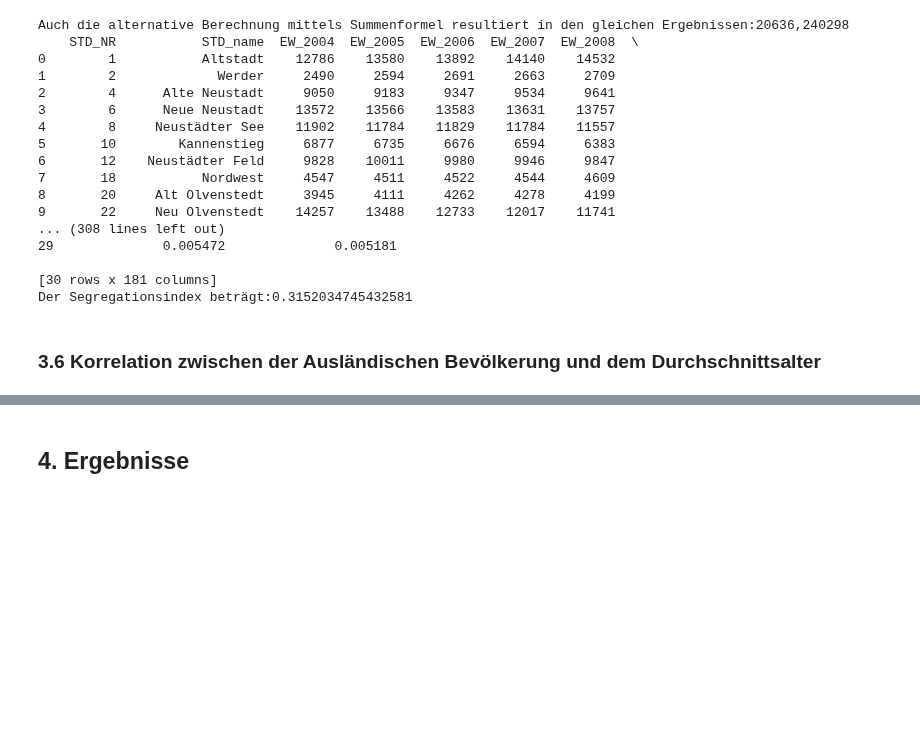
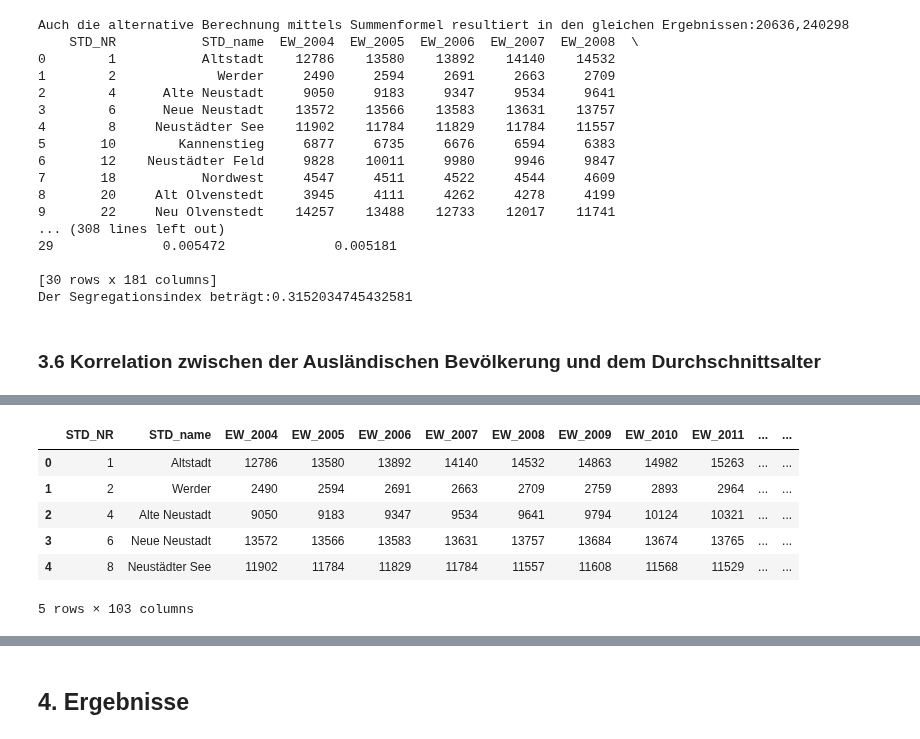
Before and after one commit to tschroeder10961/datascience-urban-segregation, a Jupyter notebook: GruppeA/Gruppe A Jupyter.ipynb, the cells around one changed output, grey strips where cells are left out. Drawn from its saved outputs; the diff is of its cells as text; code cells hidden in the pictures; blank space fills up the shorter version.

```diff
--- a/GruppeA/Gruppe A Jupyter.ipynb
+++ b/GruppeA/Gruppe A Jupyter.ipynb
@@ -781,0 +794,13 @@ Der Segregationsindex beträgt:0.3152034745432581
+# %%
+magdeburg['corABEV04'] = magdeburg ['ABEV_2004'] / magdeburg['EW_2004']
+magdeburg['corABEV10'] = magdeburg ['ABEV_2010'] / magdeburg['EW_2010']
+magdeburg['corABEV17'] = magdeburg ['ABEV_2017'] / magdeburg['EW_2017']
+magdeburg.head()
+# %% [output]
+|  | STD_NR | STD_name | EW_2004 | EW_2005 | EW_2006 | EW_2007 | EW_2008 | EW_2009 | EW_2010 | EW_2011 | ... | ... |
+| 0 | 1 | Altstadt | 12786 | 13580 | 13892 | 14140 | 14532 | 14863 | 14982 | 15263 | ... | ... |
+| 1 | 2 | Werder | 2490 | 2594 | 2691 | 2663 | 2709 | 2759 | 2893 | 2964 | ... | ... |
+| 2 | 4 | Alte Neustadt | 9050 | 9183 | 9347 | 9534 | 9641 | 9794 | 10124 | 10321 | ... | ... |
+| 3 | 6 | Neue Neustadt | 13572 | 13566 | 13583 | 13631 | 13757 | 13684 | 13674 | 13765 | ... | ... |
+| 4 | 8 | Neustädter See | 11902 | 11784 | 11829 | 11784 | 11557 | 11608 | 11568 | 11529 | ... | ... |
+5 rows × 103 columns
```
Also changed, not shown: parts of 2 cells of this notebook.
